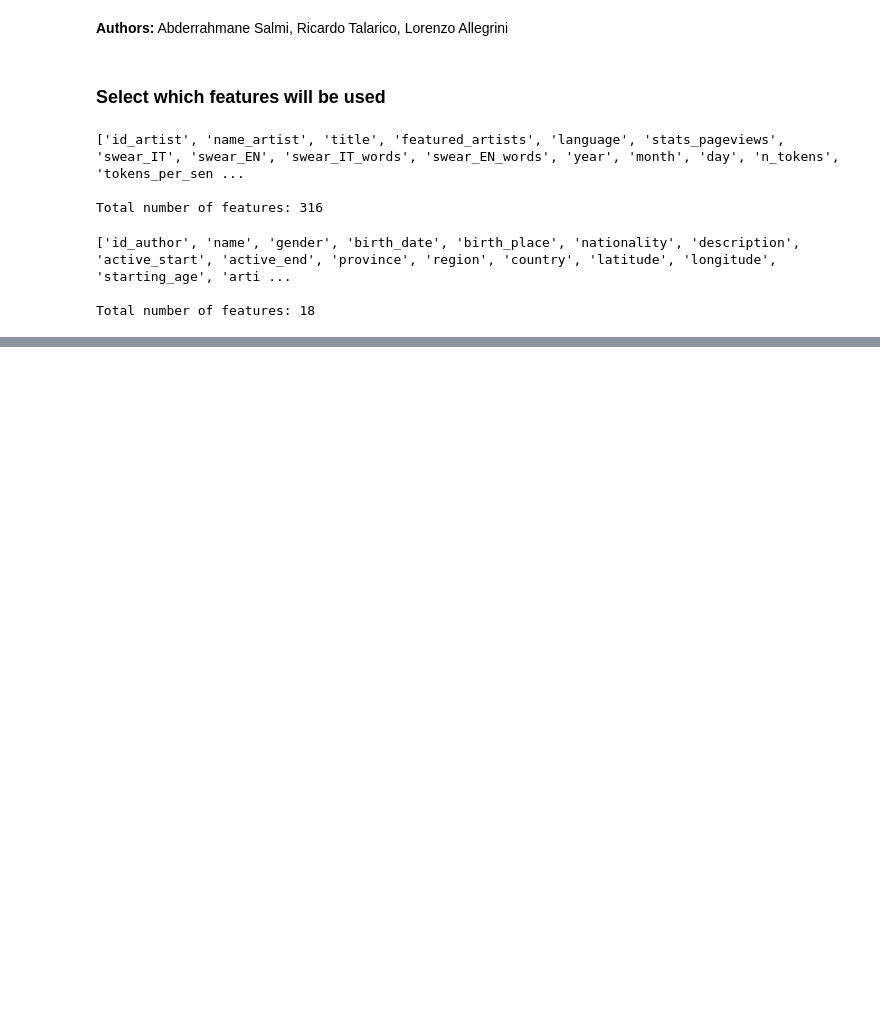
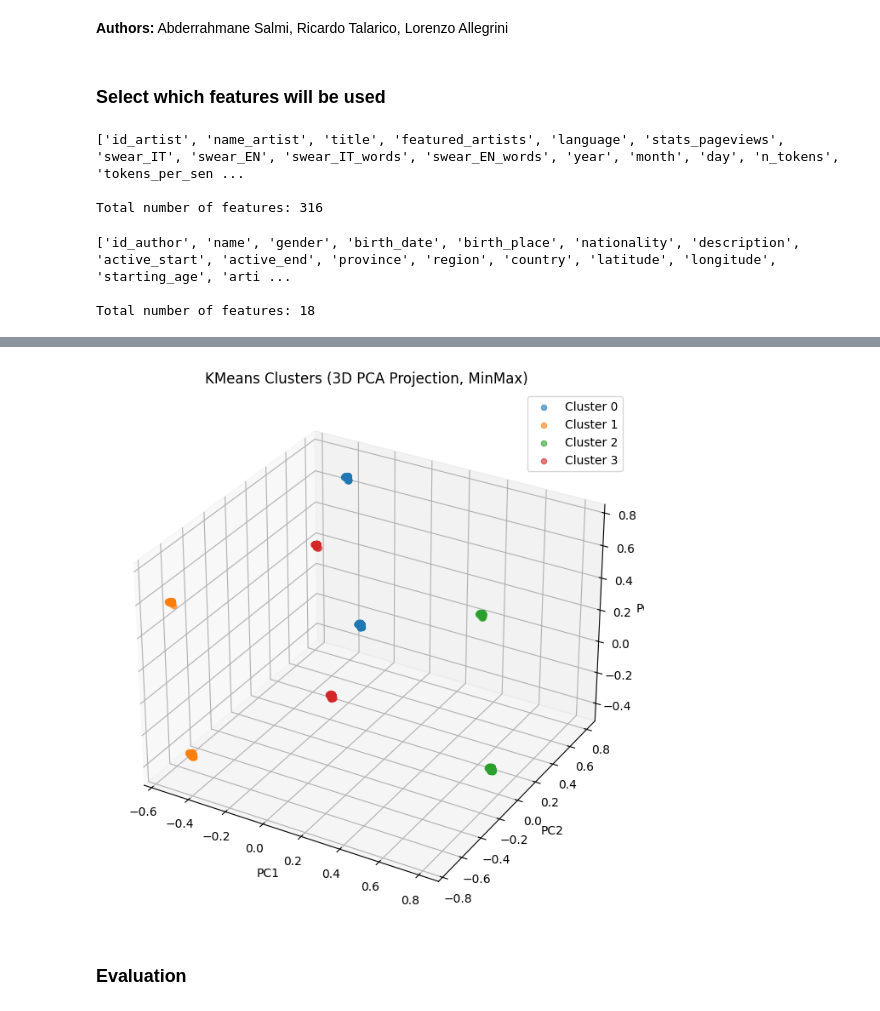
Before and after one commit to abderrahmane-salmi/UNIPI-Data-Mining-Project, a Jupyter notebook: task2/03_clustering_analysis.ipynb, the cells around one changed output, grey strips where cells are left out. Drawn from its saved outputs; the diff is of its cells as text; code cells hidden in the pictures; blank space fills up the shorter version.

```diff
--- a/task2/03_clustering_analysis.ipynb
+++ b/task2/03_clustering_analysis.ipynb
@@ -289,3 +245,38 @@ plt.show()
+# %%
+from sklearn.decomposition import PCA
+import matplotlib.pyplot as plt
+from mpl_toolkits.mplot3d import Axes3D  # needed for 3D plots even if unused
+import numpy as np
+
+# PCA to 3 dimensions
+pca = PCA(n_components=3)
+X_pca_3d = pca.fit_transform(X_minmax)
+
+# 3D scatter plot
+fig = plt.figure(figsize=(10, 8))
+ax = fig.add_subplot(111, projection='3d')
+
+for cluster in range(kmeans.n_clusters):
+    ax.scatter(
+        X_pca_3d[clusters_minmax == cluster, 0],
+        X_pca_3d[clusters_minmax == cluster, 1],
+        X_pca_3d[clusters_minmax == cluster, 2],
+        label=f'Cluster {cluster}',
+        s=20,
+        alpha=0.6
+    )
+
+ax.set_xlabel('PC1')
+ax.set_ylabel('PC2')
+ax.set_zlabel('PC3')
+ax.set_title('KMeans Clusters (3D PCA Projection, MinMax)')
+ax.legend()
+
+plt.show()
+# %% [output]
+[figure, added]
+# %% [markdown]
+### Evaluation
 # %%
 from sklearn.metrics import silhouette_score
 
```
Also changed, not shown: parts of 14 cells of this notebook.
